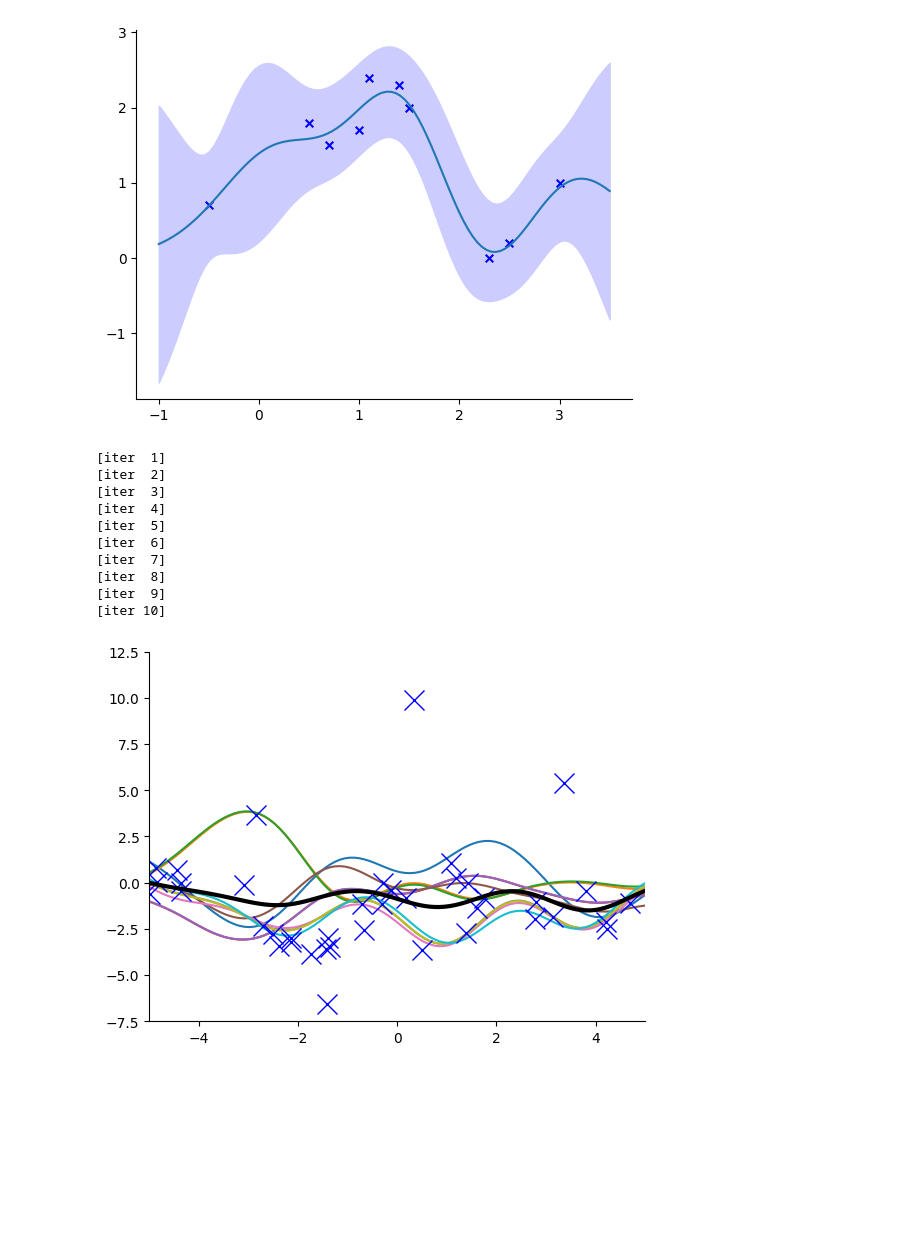
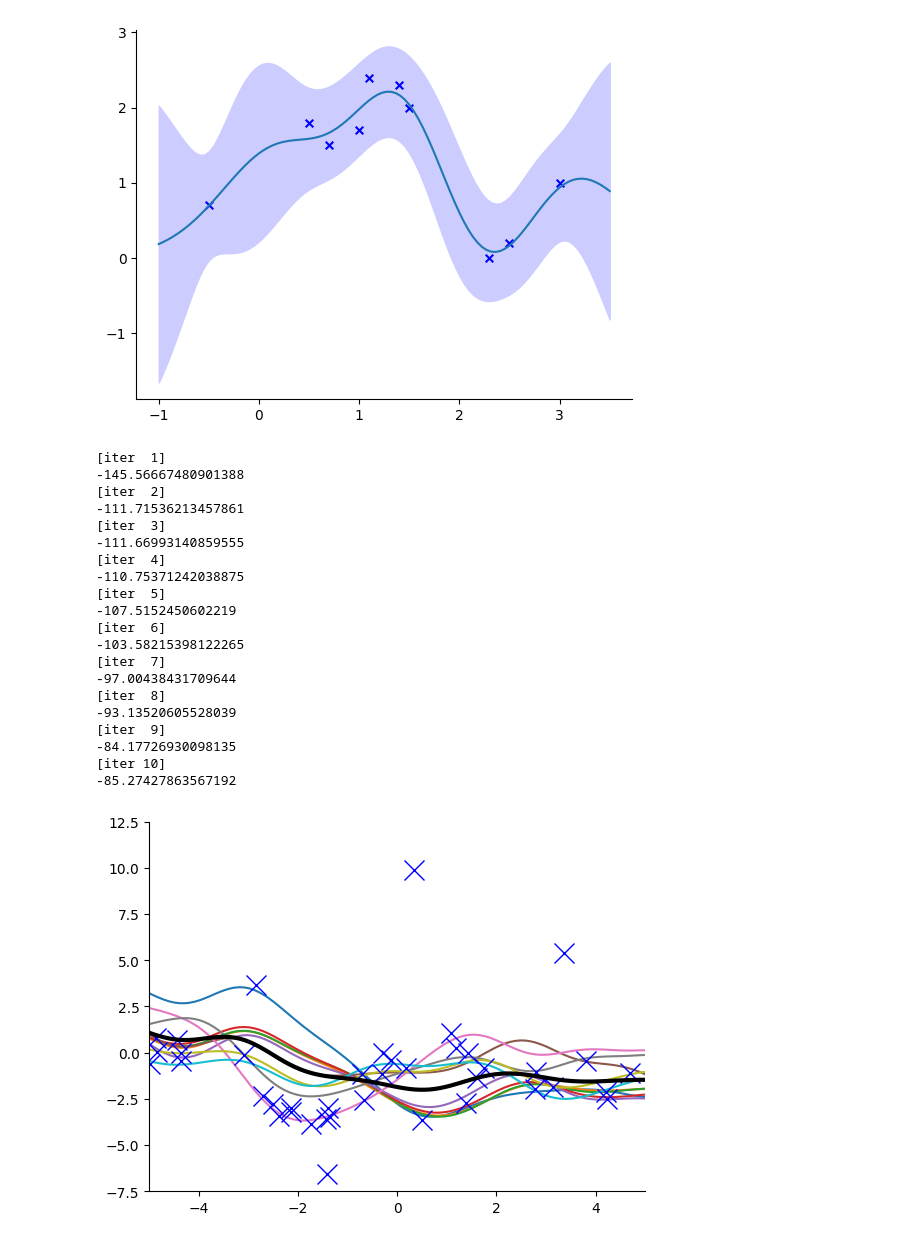
Before and after one commit to sy-eng/mosyamosya, a Jupyter notebook: gpbook/gpbook3.ipynb, the cells around one changed output. Drawn from its saved outputs; the diff is of its cells as text; code cells hidden in the pictures; blank space fills up the shorter version.

```diff
--- a/gpbook/gpbook3.ipynb
+++ b/gpbook/gpbook3.ipynb
@@ -423,7 +424,7 @@ params =
 [ 0.42157265 -0.37202748 -2.70259141]
 [figure]
 # %%
-# Fig 3. gpr-cauchy.py
+# Fig 3.25(b) gpr-cauchy.py
 import sys
 import library.putil as putil
 import numpy as np
@@ -451,17 +452,27 @@ SAVE_FILE = ""
 #  curlik : current likelihood (possibly from previous iteration)
 #  angle  : default 0
 
+# refer Fig. 7.15
 def elliptical (xx,prior,likfun,params=(),curlik=None,angle=0):
     # initialize
     D = len(xx)
     if curlik is None:
         curlik = likfun (xx, params)
+
     # set up the ellipse
+
+    # refer P.49
+    # step 3
     nu = np.dot (prior, np.random.randn(D))
+    # likfun returns log-likelihood
+    # step 2
+    # (7.50)
     hh = np.log (np.random.rand()) + curlik
     # set up the bracket
     if angle <= 0:
+        # step 4
         phi = np.random.rand() * 2 * np.pi
+        # step 5
         min_phi = phi - 2 * np.pi
         max_phi = phi
     else:
@@ -470,33 +481,52 @@ def elliptical (xx,prior,likfun,params=(),curlik=None,angle=0):
         phi = min_phi + np.random.rand() * (max_phi - min_phi)
 
     # slice sampling loop
+    # step 6
     while True:
+        # step 7
+        # (7.50)
         prop = xx * np.cos(phi) + nu * np.sin(phi)
+        # calculation of L(f)(likfun(prop))
         curlik = likfun (prop, params)
+        # step 8
         if curlik > hh:
+            # (step 9)
             break
+        # step 10
         if phi > 0:
+            # step 11
             max_phi = phi
         elif phi < 0:
+            # step 11
             min_phi = phi
         else:
             raise IOError('BUG: slice sampling shrunk to the current position.')
+        # step 12
         phi = min_phi + np.random.rand() * (max_phi - min_phi)
 
+    # step 9
     return (prop,curlik)
+
+# end of ellipical.py
 
 def gpr_cauchy (f,param):
     x,y,gamma,Kinv = param
     M = len(x)
     return gpr_cauchy_lik (y[0:M], f[0:M], gamma, Kinv)
 
+# log of (3.104)
+# constant is ignored
 def gpr_cauchy_lik (y, f, gamma, Kinv):
     return - np.sum (log (gamma + (y - f)**2 / gamma)) \
            - np.dot (f, np.dot(Kinv, f)) / 2
 
+# this function has been used
+# (3.26)
 def kgauss (tau,sigma):
     return lambda x,y: exp(tau) * exp (-(x - y)**2 / exp(sigma))
 
+# this function has been used
+# (3.59)
 def kernel_matrix (xx, kernel):
     N = len(xx)
     eta = 1e-6
@@ -508,49 +538,68 @@ def gpr_mcmc (x,y,iters,xmin,xmax,gamma):
     xx = np.hstack((x,np.linspace(xmin,xmax,100)))
     M = len(x)
     N = len(xx)
+    # This K is similar to K in (3.76)
     K = kernel_matrix (xx, kgauss(1,1))
-    Kinv = inv(K[0:M,0:M])
+    # This Kinv is not K^{-1}
+    Kinv = np.linalg.inv(K[0:M,0:M])
     S = chol (K)
+    # sample f.
+    # p(f) is shown in (3.103)
     f = np.dot (S, np.random.randn(N))
     g = np.zeros (len(xx))
     for iter in range(iters):
+        # update f using sampling
+        # lik may sometimes get smaller.
+        # But lik should get larger.
         f,lik = elliptical (f, S, gpr_cauchy, (x,y,gamma,Kinv))
         g = g + f
         print('\r[iter %2d]' % (iter + 1))
+        print(lik)
         plt.plot (xx[M:],f[M:])  # color='gray')
     print('')
     plt.plot (x,y,'bx',markersize=14)
+    # plot average of samples
     plt.plot (xx[M:],g[M:]/iters,'k',linewidth=3)
     putil.simpleaxis ()
 
 def main ():
     xmin = -5
     xmax =  5
     ymin = -7.5
     ymax = 12.5
     gamma = 0.2
 
     [x,y,f] = np.loadtxt (DATA_FILE).T
     iters = ITERS
 
     gpr_mcmc (x,y,iters,xmin,xmax,gamma)
     plt.axis ([xmin,xmax,ymin,ymax])
 
     if len(SAVE_FILE) > 0:
         putil.savefig (sys.argv[3])
     plt.show ()
 
 if __name__ == "__main__":
     main ()
 # %% [output]
 [iter  1]
+-145.56667480901388
 [iter  2]
+-111.71536213457861
 [iter  3]
+-111.66993140859555
 [iter  4]
+-110.75371242038875
 [iter  5]
+-107.5152450602219
 [iter  6]
+-103.58215398122265
 [iter  7]
+-97.00438431709644
 [iter  8]
+-93.13520605528039
 [iter  9]
+-84.17726930098135
 [iter 10]
+-85.27427863567192
-[figure, old version]
+[figure, new version]
```
Also changed, not shown: parts of 3 cells of this notebook.
